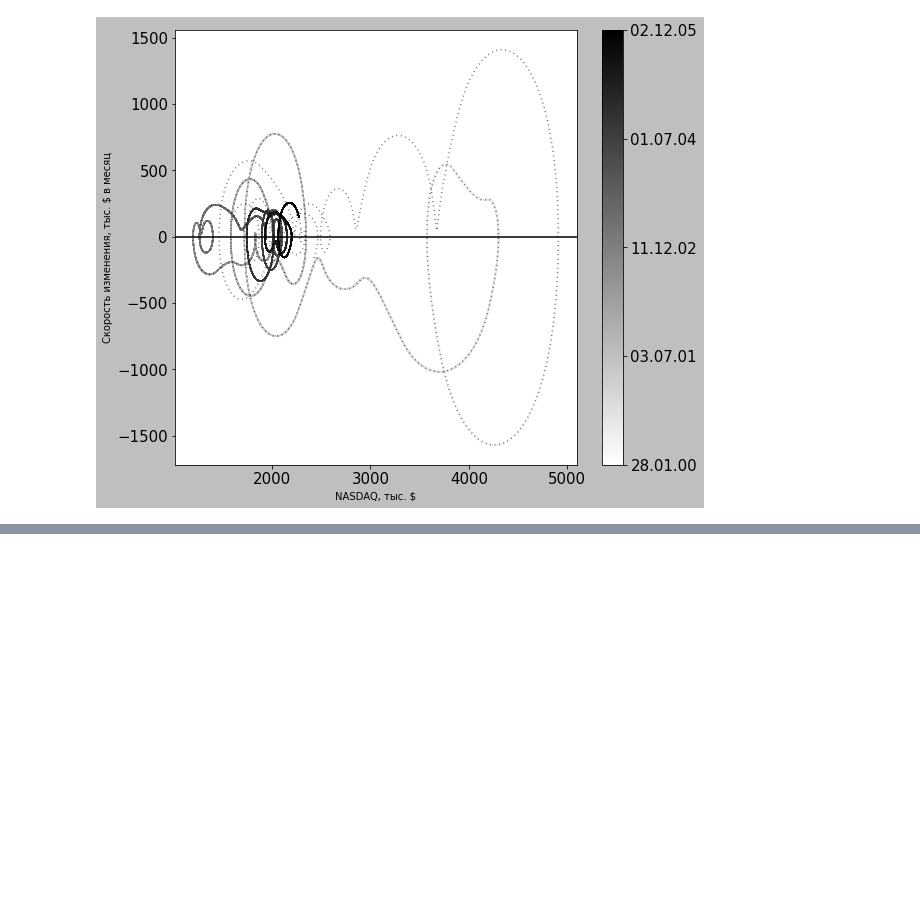
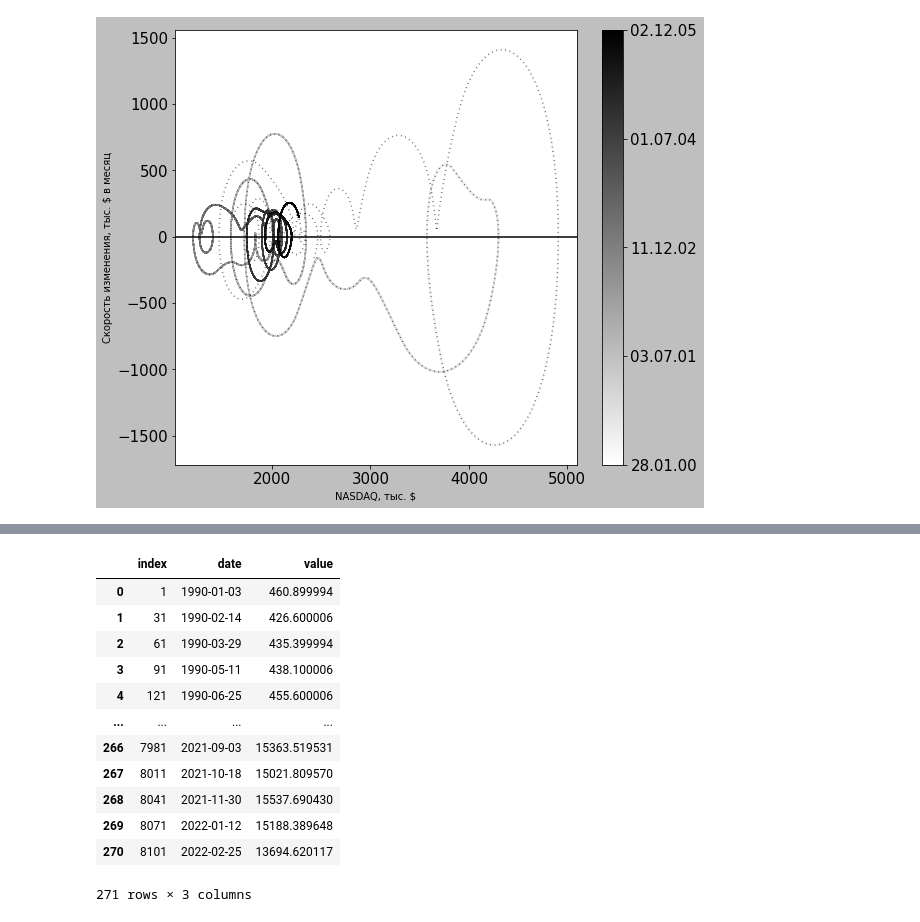
Before and after one commit to Karpovich-alex/phase-portrait-Nasdaq, a Jupyter notebook: analyse_portrait_method.ipynb, the cells around one changed output, grey strips where cells are left out. Drawn from its saved outputs; the diff is of its cells as text; code cells hidden in the pictures; blank space fills up the shorter version.

```diff
--- a/analyse_portrait_method.ipynb
+++ b/analyse_portrait_method.ipynb
@@ -107,0 +177,16 @@ UPDATED
+# %%
+df
+# %% [output]
+|  | index | date | value |
+| 0 | 1 | 1990-01-03 | 460.899994 |
+| 1 | 31 | 1990-02-14 | 426.600006 |
+| 2 | 61 | 1990-03-29 | 435.399994 |
+| 3 | 91 | 1990-05-11 | 438.100006 |
+| 4 | 121 | 1990-06-25 | 455.600006 |
+| ... | ... | ... | ... |
+| 266 | 7981 | 2021-09-03 | 15363.519531 |
+| 267 | 8011 | 2021-10-18 | 15021.809570 |
+| 268 | 8041 | 2021-11-30 | 15537.690430 |
+| 269 | 8071 | 2022-01-12 | 15188.389648 |
+| 270 | 8101 | 2022-02-25 | 13694.620117 |
+271 rows × 3 columns
```
Also changed, not shown: parts of 7 cells of this notebook, 1 other file.
